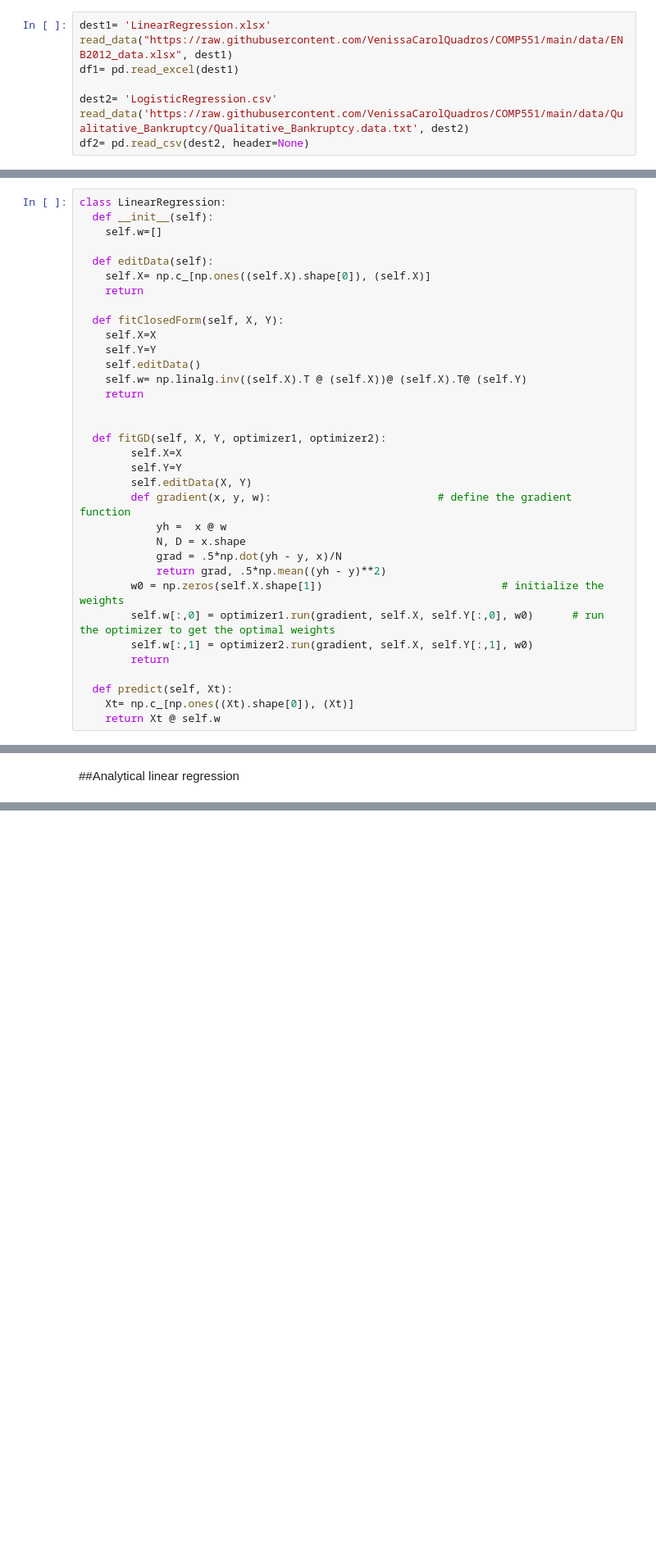
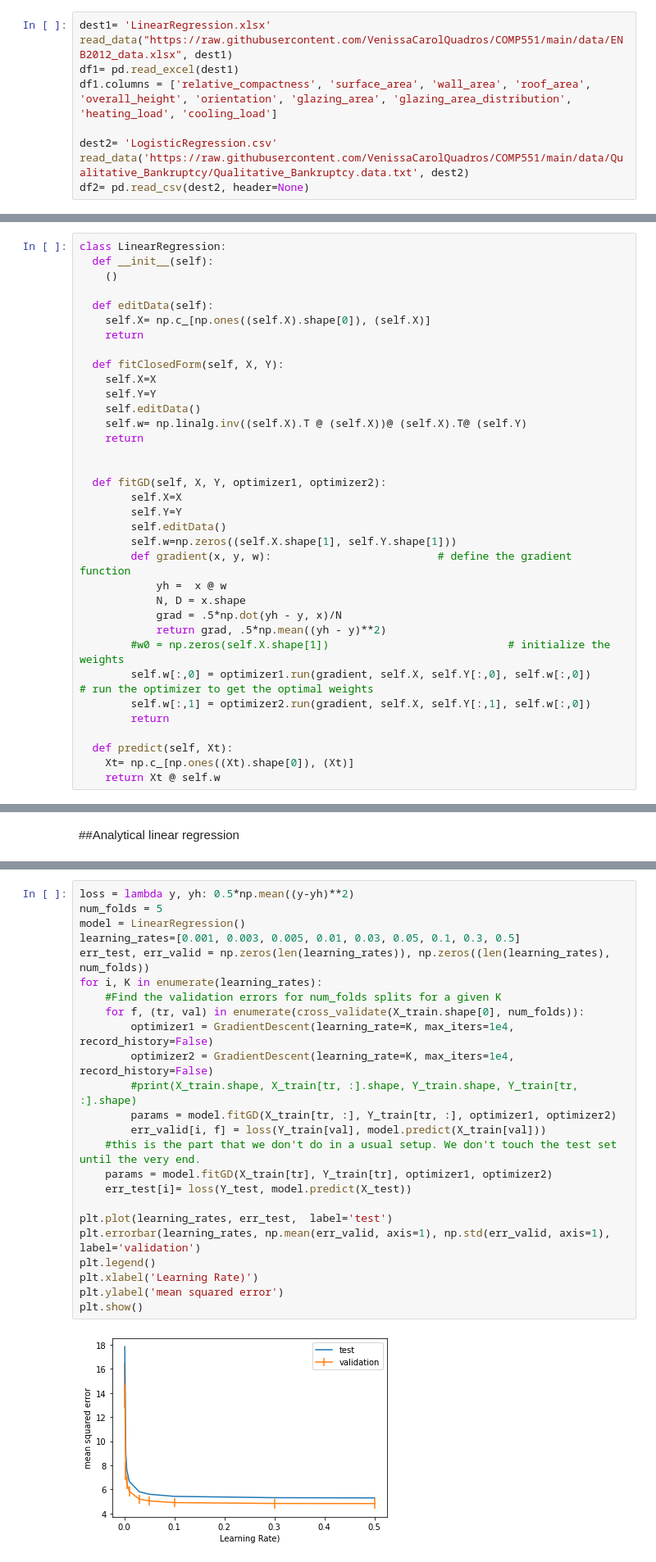
Before and after one commit to VenissaCarolQuadros/COMP551, a Jupyter notebook: COMP551_A1.ipynb, the cells around one changed output, grey strips where cells are left out. Shown: that part at 82% size. Drawn from its saved outputs; the diff is of its cells as text; blank space fills up the shorter version.

```diff
--- a/COMP551_A1.ipynb
+++ b/COMP551_A1.ipynb
@@ -16,6 +16,7 @@ def read_data(url, dest):
 dest1= 'LinearRegression.xlsx'
 read_data("https://raw.githubusercontent.com/VenissaCarolQuadros/COMP551/main/data/ENB2012_data.xlsx", dest1)
 df1= pd.read_excel(dest1)
+df1.columns = ['relative_compactness', 'surface_area', 'wall_area', 'roof_area', 'overall_height', 'orientation', 'glazing_area', 'glazing_area_distribution', 'heating_load', 'cooling_load']
 
 dest2= 'LogisticRegression.csv'
 read_data('https://raw.githubusercontent.com/VenissaCarolQuadros/COMP551/main/data/Qualitative_Bankruptcy/Qualitative_Bankruptcy.data.txt', dest2)
@@ -64,7 +87,7 @@ class GradientDescent:
 # %%
 class LinearRegression:
   def __init__(self):
-    self.w=[]
+    ()
 
   def editData(self):
     self.X= np.c_[np.ones((self.X).shape[0]), (self.X)]
@@ -81,15 +104,16 @@ class LinearRegression:
   def fitGD(self, X, Y, optimizer1, optimizer2):
         self.X=X
         self.Y=Y
-        self.editData(X, Y)
+        self.editData()
+        self.w=np.zeros((self.X.shape[1], self.Y.shape[1]))
         def gradient(x, y, w):                          # define the gradient function
             yh =  x @ w
             N, D = x.shape
             grad = .5*np.dot(yh - y, x)/N
             return grad, .5*np.mean((yh - y)**2)
-        w0 = np.zeros(self.X.shape[1])                            # initialize the weights
-        self.w[:,0] = optimizer1.run(gradient, self.X, self.Y[:,0], w0)      # run the optimizer to get the optimal weights
-        self.w[:,1] = optimizer2.run(gradient, self.X, self.Y[:,1], w0)
+        #w0 = np.zeros(self.X.shape[1])                            # initialize the weights
+        self.w[:,0] = optimizer1.run(gradient, self.X, self.Y[:,0], self.w[:,0])      # run the optimizer to get the optimal weights
+        self.w[:,1] = optimizer2.run(gradient, self.X, self.Y[:,1], self.w[:,0])
         return
 
   def predict(self, Xt):
@@ -144,3 +173,29 @@ print(loss)
+# %%
+loss = lambda y, yh: 0.5*np.mean((y-yh)**2)
+num_folds = 5
+model = LinearRegression()
+learning_rates=[0.001, 0.003, 0.005, 0.01, 0.03, 0.05, 0.1, 0.3, 0.5]
+err_test, err_valid = np.zeros(len(learning_rates)), np.zeros((len(learning_rates), num_folds))
+for i, K in enumerate(learning_rates):
+    #Find the validation errors for num_folds splits for a given K
+    for f, (tr, val) in enumerate(cross_validate(X_train.shape[0], num_folds)):
+        optimizer1 = GradientDescent(learning_rate=K, max_iters=1e4, record_history=False)
+        optimizer2 = GradientDescent(learning_rate=K, max_iters=1e4, record_history=False)
+        #print(X_train.shape, X_train[tr, :].shape, Y_train.shape, Y_train[tr, :].shape)
+        params = model.fitGD(X_train[tr, :], Y_train[tr, :], optimizer1, optimizer2)
+        err_valid[i, f] = loss(Y_train[val], model.predict(X_train[val]))
+    #this is the part that we don't do in a usual setup. We don't touch the test set until the very end.
+    params = model.fitGD(X_train[tr], Y_train[tr], optimizer1, optimizer2)
+    err_test[i]= loss(Y_test, model.predict(X_test))
+
+plt.plot(learning_rates, err_test,  label='test')
+plt.errorbar(learning_rates, np.mean(err_valid, axis=1), np.std(err_valid, axis=1), label='validation')
+plt.legend()
+plt.xlabel('Learning Rate)')
+plt.ylabel('mean squared error')
+plt.show()
+# %% [output]
+[figure, added]
 # %%
 import matplotlib.pyplot as plt
 plt.plot(np.arange(len(optimizer1.cost_history)), optimizer1.cost_history, '.')
```
Also changed, not shown: parts of 13 cells of this notebook.
